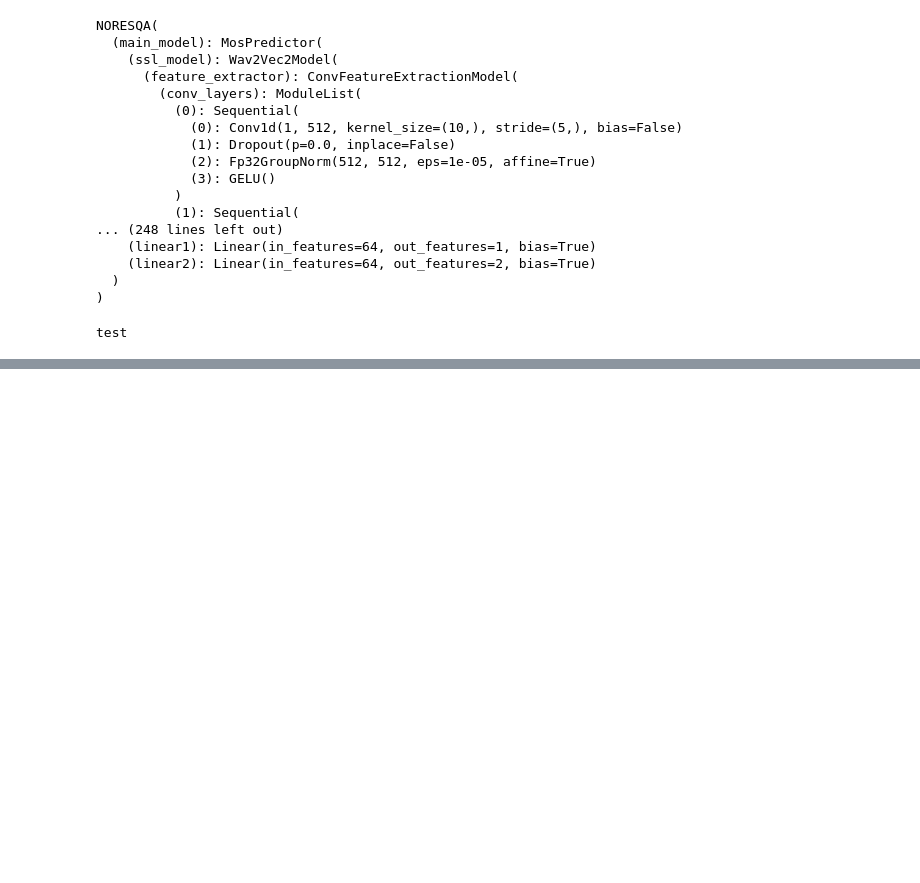
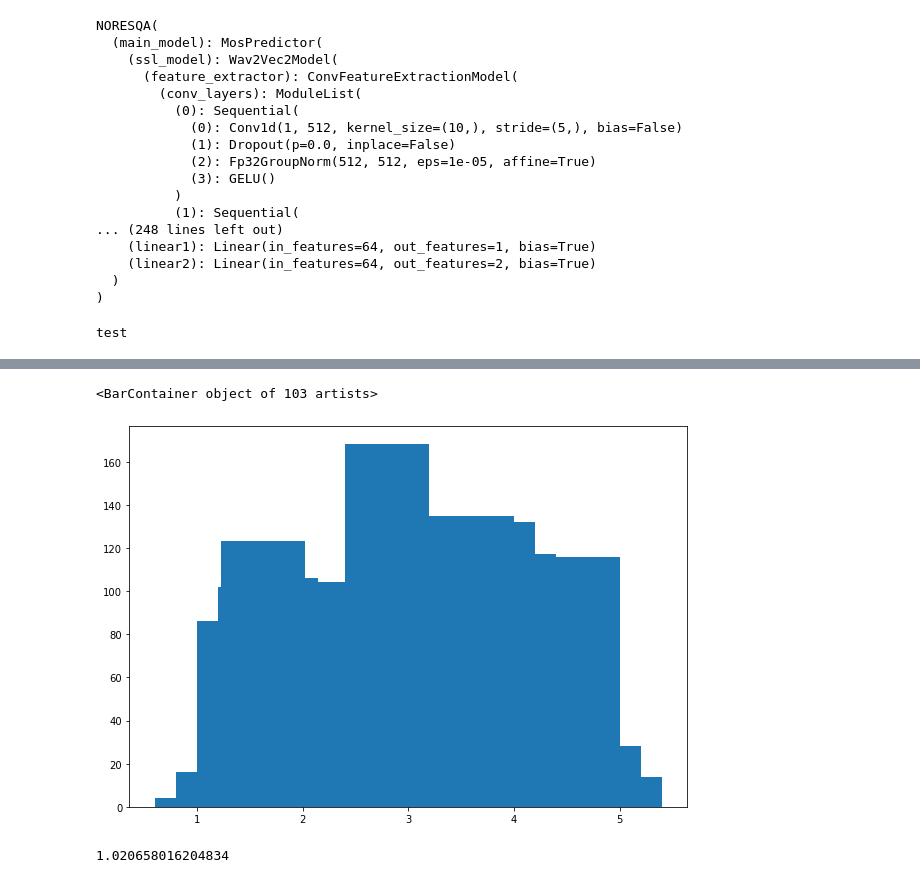
Before and after one commit to FilipZawadka/SpeechMetricsComparison, a Jupyter notebook: train_noresqa.ipynb, the cells around one changed output, grey strips where cells are left out. Cells and saved outputs as stored; diff of their text form; code cells hidden in the pictures; blank space fills up the shorter version.

```diff
--- a/train_noresqa.ipynb
+++ b/train_noresqa.ipynb
@@ -641,0 +665,2 @@ test
+# %%
+nisqa = pd.read_csv("/work/data/speech_metrics_eval/NISQA_Corpus/NISQA_VAL_SIM/NISQA_VAL_SIM_file_pesq_si_sdr.csv")
@@ -641,0 +695,18 @@ test
+# %%
+
+import pandas as pd
+from matplotlib import pyplot as plt
+
+
+# Figure Size
+fig = plt.figure(figsize =(10, 7))
+
+# Horizontal Bar Plot
+plt.bar(nisqa["mos"].unique(), nisqa["mos"].value_counts())
+# %% [output]
+<BarContainer object of 103 artists>
+[figure, added]
+# %%
+nisqa["pesq"].min()
+# %% [output]
+1.020658016204834
```
Also changed, not shown: parts of 8 cells of this notebook, 3 other files.
